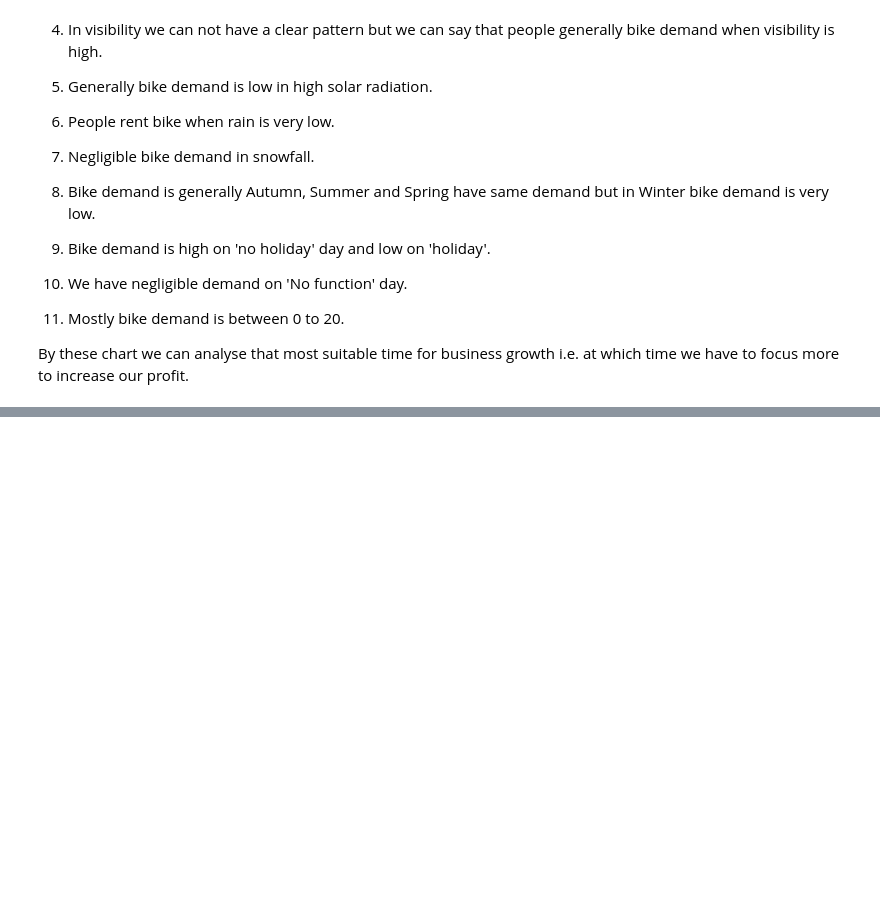
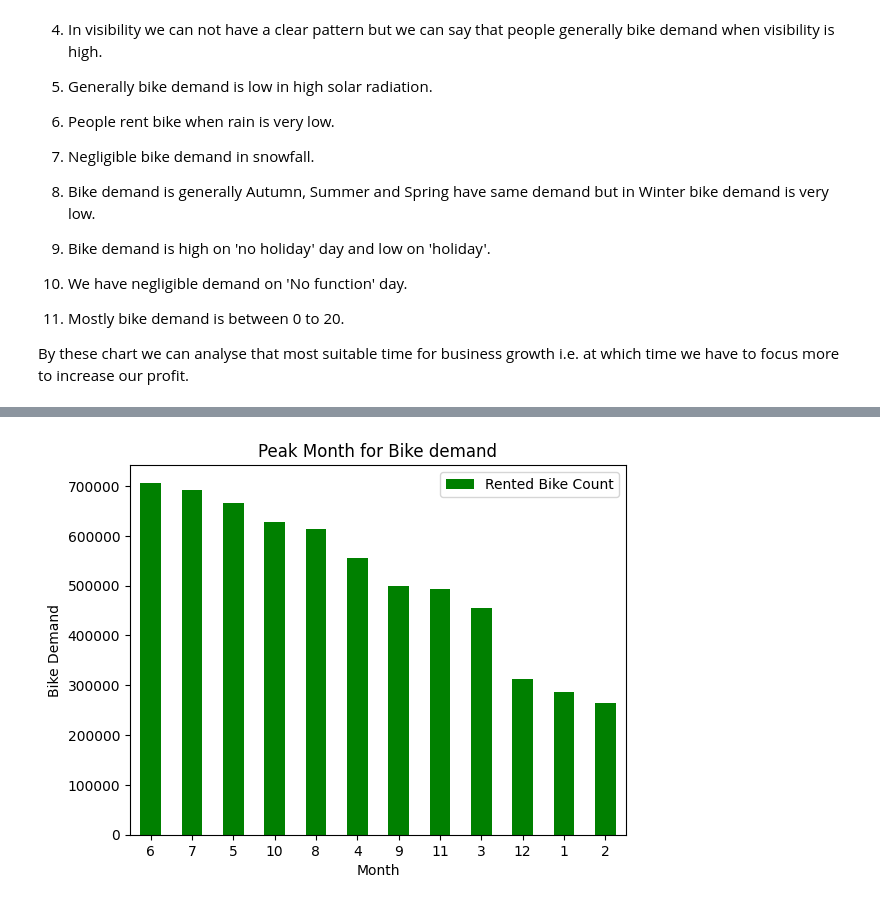
Before and after one commit to waghpallavi/Bike-Sharing-Demand-Prediction, a Jupyter notebook: Bike_Sharing_Demand_Prediction.ipynb, the cells around one changed output, grey strips where cells are left out. Saved outputs shown, nothing was run; the diff lists cells and outputs as text; code cells hidden in the pictures; blank space fills up the shorter version.

```diff
--- a/Bike_Sharing_Demand_Prediction.ipynb
+++ b/Bike_Sharing_Demand_Prediction.ipynb
@@ -360,3 +360,17 @@ relation(independent_variable, other_variables, df)
 
 
 By these chart we can analyse that most suitable time for business growth i.e. at which time we have to focus more to increase our profit.
+# %%
+df1=df.copy() # make copy of original dataset so it does not affect
+# %%
+# Split Date column"-
+df1['Date']=pd.to_datetime(df1['Date'])
+df1['year'] = df1['Date'].dt.year
+df1['month'] = df1['Date'].dt.month
+df1['day'] = df1['Date'].dt.day
+df1.drop('Date', axis=1, inplace=True)   # drop original date column
+# %%
+# making groups of Month and demand
+peak_month = df1.groupby(['month'])['Rented Bike Count'].sum().reset_index()
+peak_month_sorted = peak_month.sort_values('Rented Bike Count', ascending=False)  # sorted according to Rented Bike Count
+print(peak_month_sorted)
@@ -362,0 +391,9 @@ By these chart we can analyse that most suitable time for business growth i.e. a
+# %%
+# Bar chart for showing peak month for bike demand
+peak_month_sorted.plot.bar('month', 'Rented Bike Count', rot=0, color='green')
+plt.title('Peak Month for Bike demand')
+plt.xlabel('Month')
+plt.ylabel('Bike Demand')
+plt.show()
+# %% [output]
+[figure, added]
```
Also changed, not shown: parts of 15 cells of this notebook.
